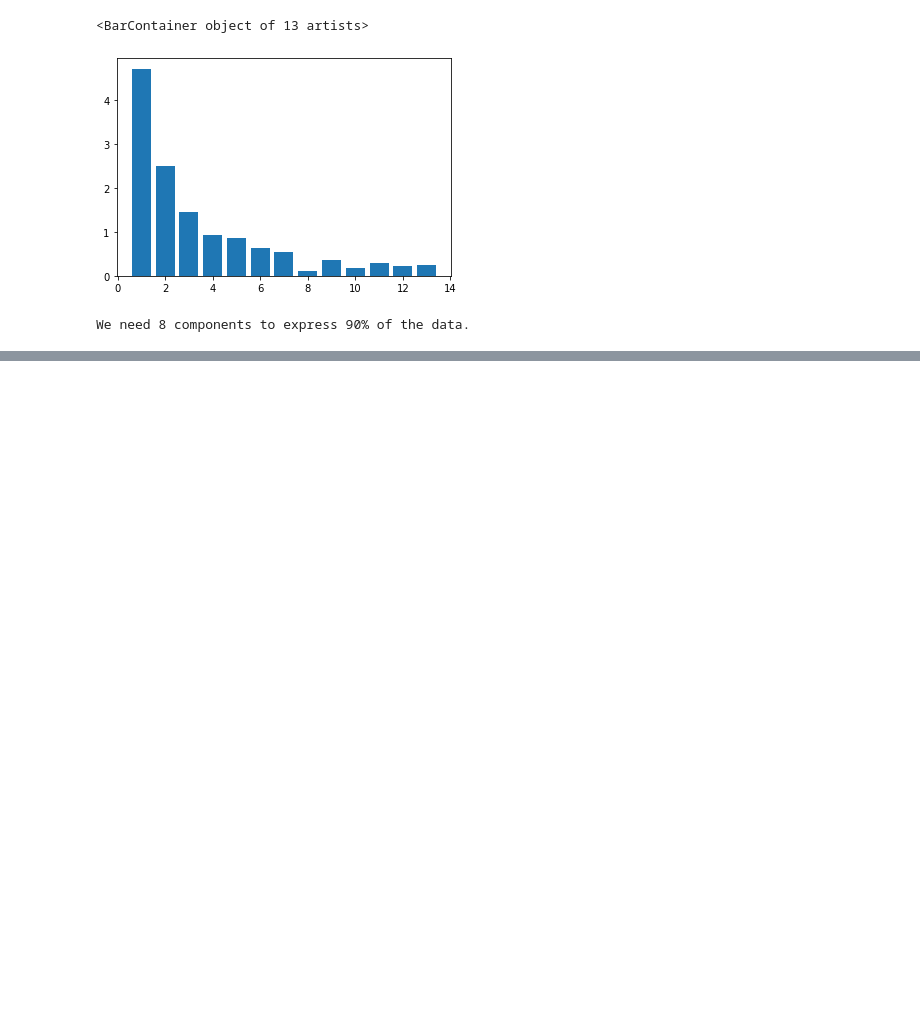
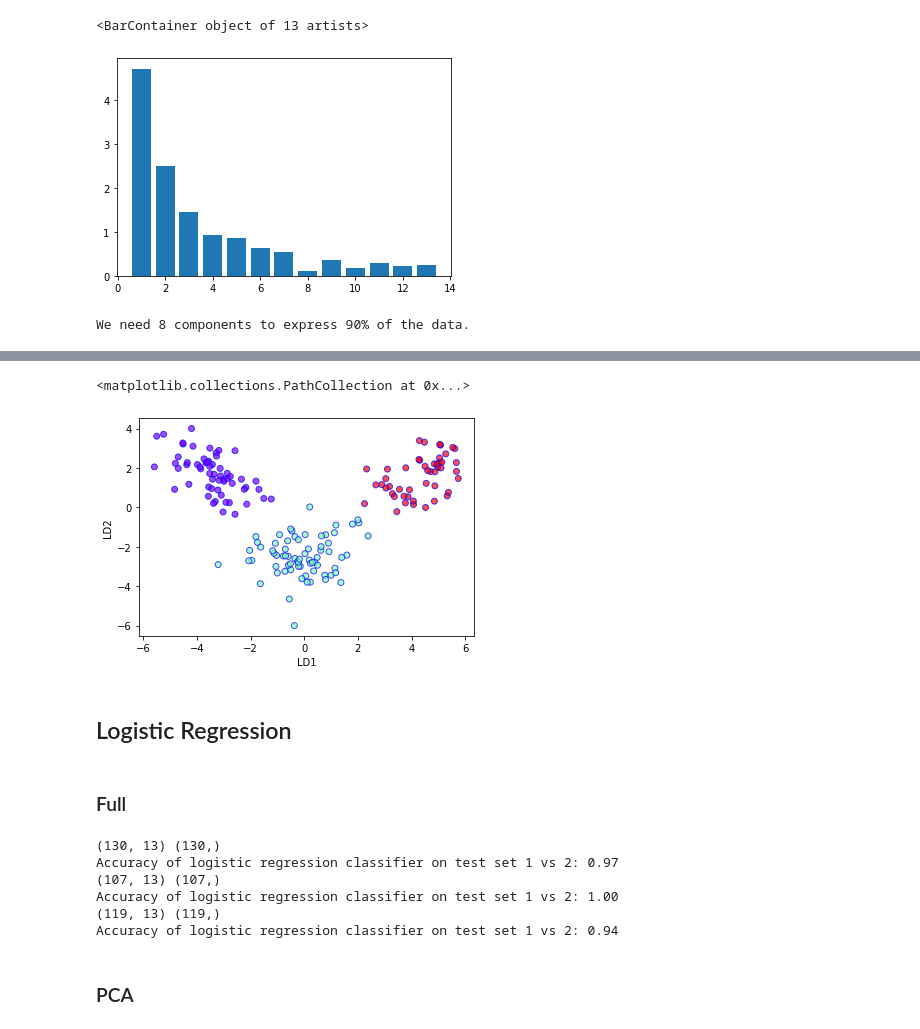
Before and after one commit to vabichequer/Lab1-ML, a Jupyter notebook: Muestra/Muestra.ipynb, the cells around one changed output, grey strips where cells are left out. Drawn from its saved outputs; the diff is of its cells as text; code cells hidden in the pictures; blank space fills up the shorter version.

```diff
--- a/Muestra/Muestra.ipynb
+++ b/Muestra/Muestra.ipynb
@@ -272,0 +277,24 @@ plt.show()
+# %%
+flag = 'nonorm'
+
+X = copy.deepcopy(dataset)
+X.drop('Wine', axis=1, inplace=True)
+
+x_std = StandardScaler().fit_transform(X)
+x_std = pd.DataFrame(x_std, index=X.index, columns=X.columns)
+
+if (flag != 'norm'):
+    x_std = X
+# %%
+from sklearn.discriminant_analysis import LinearDiscriminantAnalysis
+lda = LinearDiscriminantAnalysis()
+X_lda = lda.fit_transform(x_std, dataset.Wine)
+# %%
+plt.xlabel('LD1')
+plt.ylabel('LD2')
+plt.scatter(X_lda[:,0], X_lda[:,1], c=dataset.Wine, cmap='rainbow', alpha=0.7, edgecolors='b')
+# %% [output]
+<matplotlib.collections.PathCollection at 0x...>
+[figure, added]
+# %% [markdown]
+## Logistic Regression
@@ -272,0 +321,19 @@ plt.show()
+# %% [markdown]
+### Full
+# %%
+for df, y in zip(dfs, ys):
+    print(df.shape, y.shape)
+    X_train, X_test, y_train, y_test = train_test_split(df, y, test_size=0.3, random_state=0)
+
+    logreg.fit(X_train, y_train)
+    y_pred = logreg.predict(X_test)
+    print('Accuracy of logistic regression classifier on test set: {:.2f}'.format(logreg.score(X_test, y_test)))
+# %% [output]
+(130, 13) (130,)
+Accuracy of logistic regression classifier on test set 1 vs 2: 0.97
+(107, 13) (107,)
+Accuracy of logistic regression classifier on test set 1 vs 2: 1.00
+(119, 13) (119,)
+Accuracy of logistic regression classifier on test set 1 vs 2: 0.94
+# %% [markdown]
+### PCA
```
Also changed, not shown: parts of 12 cells of this notebook, 22 other files.
